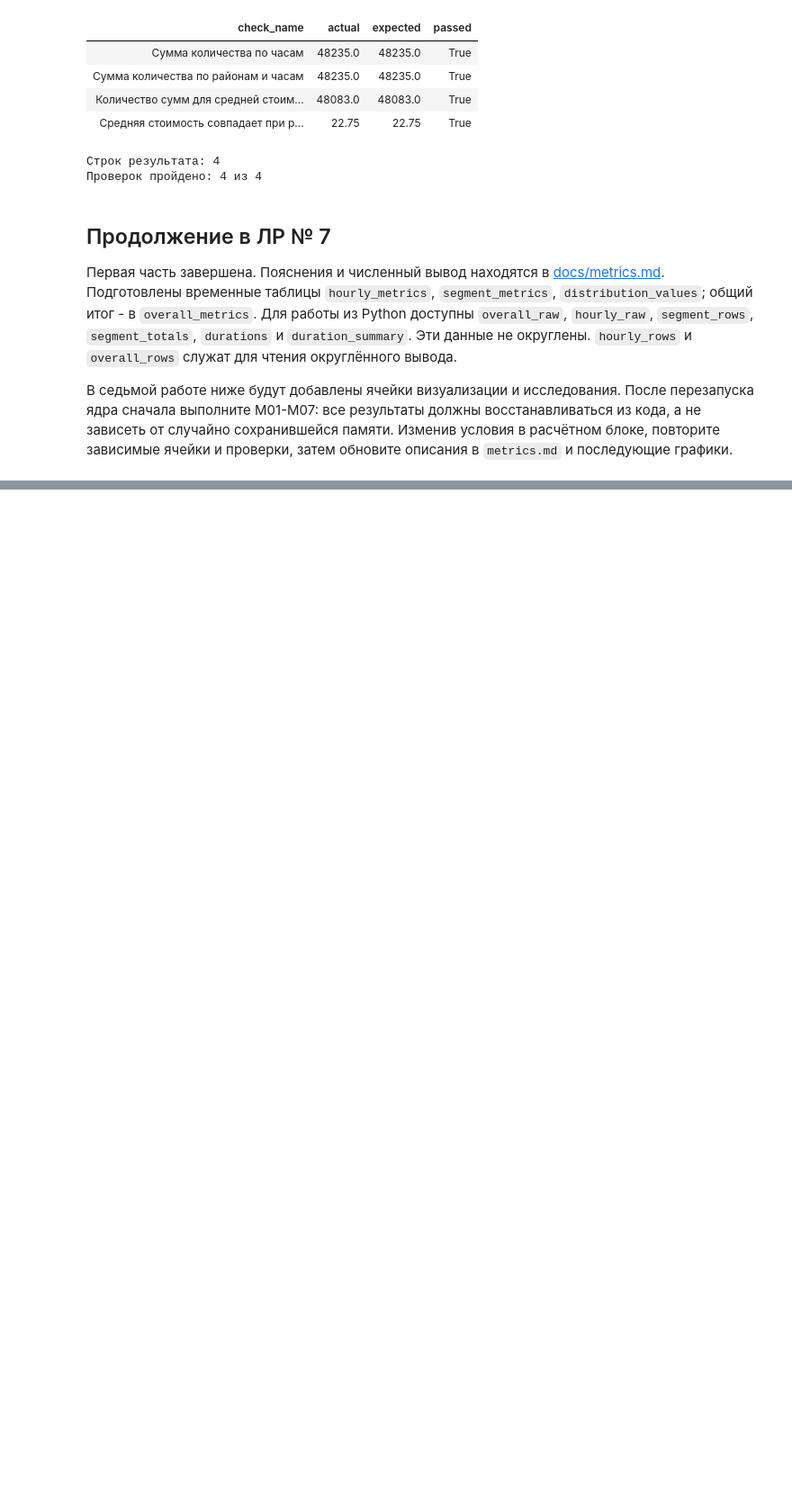
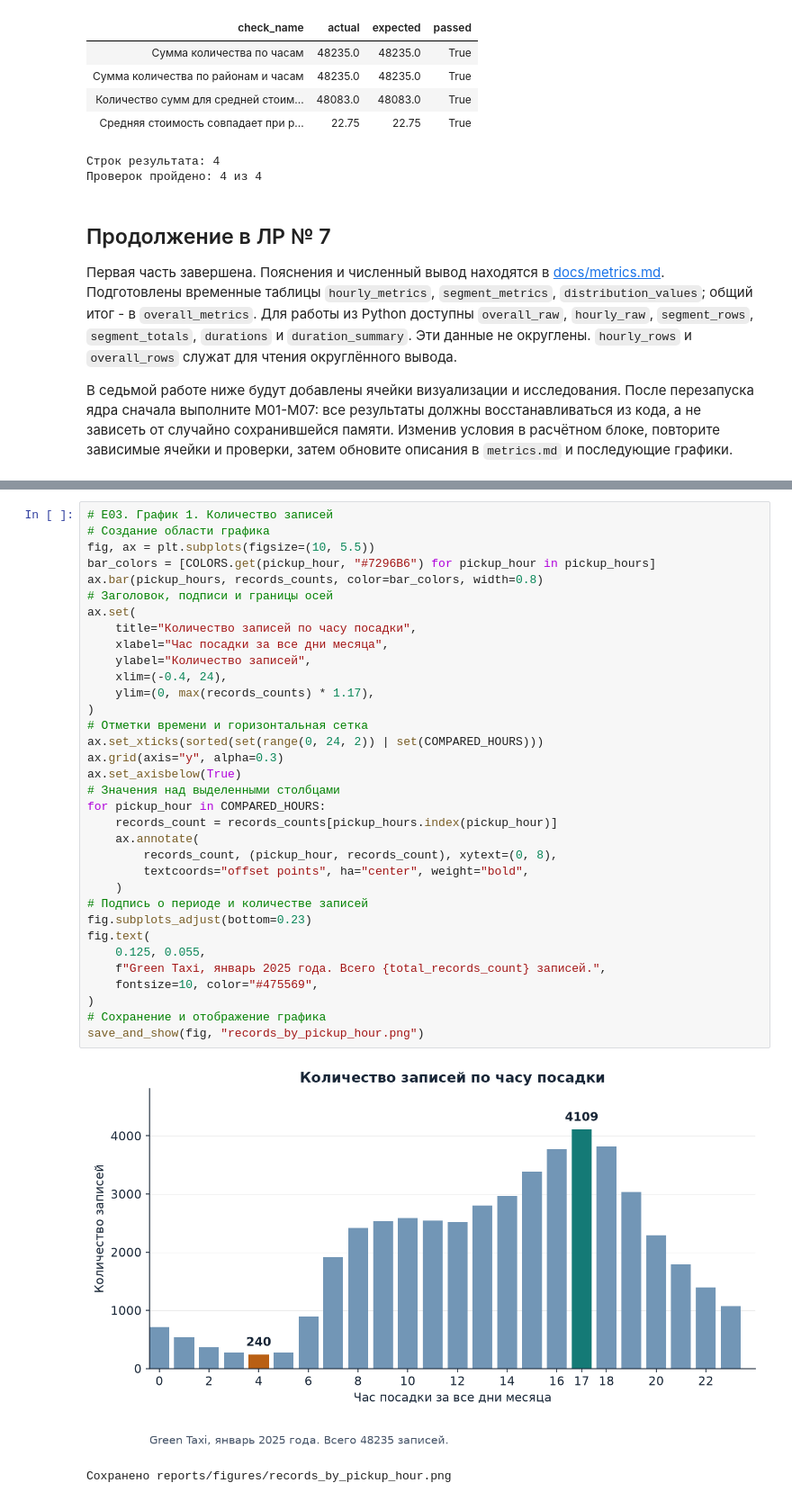
Before and after one commit to stem-z/itad-labs-demo, a Jupyter notebook: notebooks/calculate_metrics.ipynb, the cells around one changed output, grey strips where cells are left out. Shown at 90% size. Cells and saved outputs as stored; diff of their text form; blank space fills up the shorter version.

```diff
--- a/notebooks/calculate_metrics.ipynb
+++ b/notebooks/calculate_metrics.ipynb
@@ -369,0 +508,37 @@ print(f"Проверок пройдено: {len(check_rows)} из {len(check_row
+# %%
+# E03. График 1. Количество записей
+# Создание области графика
+fig, ax = plt.subplots(figsize=(10, 5.5))
+bar_colors = [COLORS.get(pickup_hour, "#7296B6") for pickup_hour in pickup_hours]
+ax.bar(pickup_hours, records_counts, color=bar_colors, width=0.8)
+# Заголовок, подписи и границы осей
+ax.set(
+    title="Количество записей по часу посадки",
+    xlabel="Час посадки за все дни месяца",
+    ylabel="Количество записей",
+    xlim=(-0.4, 24),
+    ylim=(0, max(records_counts) * 1.17),
+)
+# Отметки времени и горизонтальная сетка
+ax.set_xticks(sorted(set(range(0, 24, 2)) | set(COMPARED_HOURS)))
+ax.grid(axis="y", alpha=0.3)
+ax.set_axisbelow(True)
+# Значения над выделенными столбцами
+for pickup_hour in COMPARED_HOURS:
+    records_count = records_counts[pickup_hours.index(pickup_hour)]
+    ax.annotate(
+        records_count, (pickup_hour, records_count), xytext=(0, 8),
+        textcoords="offset points", ha="center", weight="bold",
+    )
+# Подпись о периоде и количестве записей
+fig.subplots_adjust(bottom=0.23)
+fig.text(
+    0.125, 0.055,
+    f"Green Taxi, январь 2025 года. Всего {total_records_count} записей.",
+    fontsize=10, color="#475569",
+)
+# Сохранение и отображение графика
+save_and_show(fig, "records_by_pickup_hour.png")
+# %% [output]
+[figure, added]
+Сохранено reports/figures/records_by_pickup_hour.png
```
Also changed, not shown: parts of 12 cells of this notebook, 5 other files.
